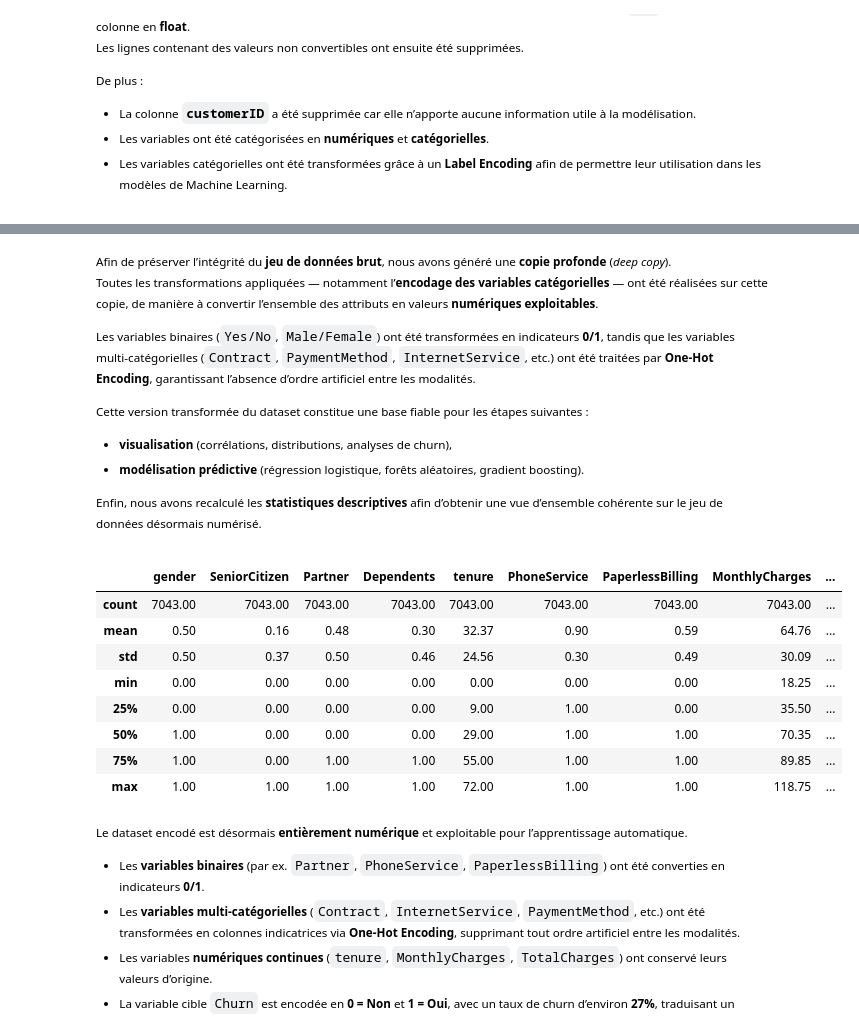
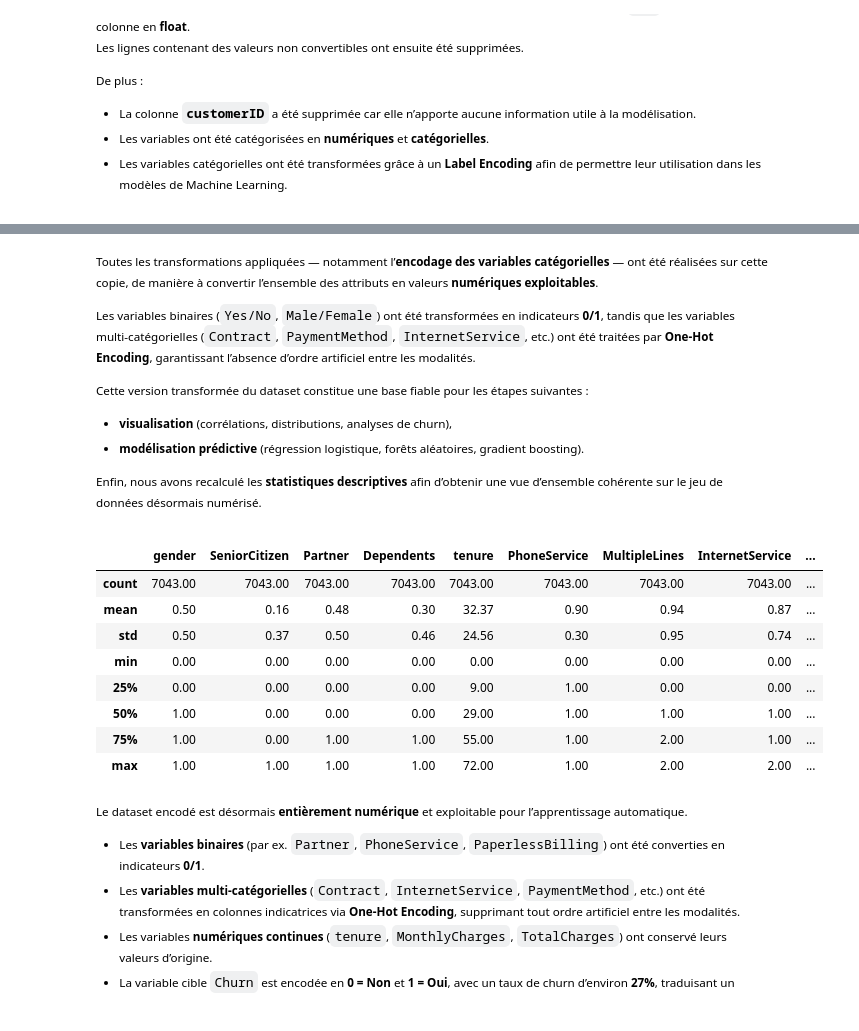
Before and after one commit to psndao/churn_prediction, a Jupyter notebook: notebooks/01_data_cleaning.ipynb, the cells around one changed output, grey strips where cells are left out. Cells and saved outputs as stored; diff of their text form; code cells hidden in the pictures.

```diff
--- a/notebooks/01_data_cleaning.ipynb
+++ b/notebooks/01_data_cleaning.ipynb
@@ -104,22 +104,4 @@ df.describe(include='all').T
 
 L'ensemble de données présente de nombreuses caractéristiques textuelles, représentant probablement des caractéristiques catégorielles. Notamment, la caractéristique « Charges totales » contient des valeurs numériques, mais est actuellement stockée sous forme de chaîne. Dans un premier temps, nous allons convertir les entrées de cette colonne en nombres à virgule flottante pour une analyse plus approfondie.
 # %%
-#Converting DataFrame column elements from string to float using the following code line :
-non_convertible_values = df[df['TotalCharges'] == ' ']['TotalCharges']
-
-# Print unique non-convertible values
-print("Non-convertible values:", non_convertible_values.unique())
-
-# Remplace les valeurs vides par NaN
-df['TotalCharges'] = df['TotalCharges'].replace(' ', np.nan)
-
-# Convert the column to float
-df['TotalCharges'] = df['TotalCharges'].astype(float)
-
-# Drop rows with ' ' in 'TotalCharges'
-df = df[df['TotalCharges'] != ' ']
-
-# Convert the column to float
-df['TotalCharges'] = df['TotalCharges'].astype(float)
-
-df.drop(columns = ['customerID'], inplace = True)
+df["TotalCharges"]=pd.to_numeric(df["TotalCharges"],errors='coerce')
@@ -233,0 +157,5 @@ Shape final: (7043, 31)
+# %%
+# Categorical feature
+categorical_feature = {feature for feature in df.columns if df[feature].dtypes == 'O'}
+print(f'Count of Categorical feature: {len(categorical_feature)}')
+print(f'Categorical feature are:\n {categorical_feature}')
@@ -233,0 +200,8 @@ Shape final: (7043, 31)
+# %%
+# replace NaN values with mean value
+df.TotalCharges = df.TotalCharges.fillna(df.TotalCharges.median())
+# %%
+from sklearn.preprocessing import LabelEncoder
+encoder = LabelEncoder()
+for feature in categorical_feature:
+    df[feature] = encoder.fit_transform(df[feature])
@@ -234,7 +221,6 @@ Shape final: (7043, 31)
 # %% [markdown]
 <small>
 
-Afin de préserver l’intégrité du **jeu de données brut**, nous avons généré une **copie profonde** (*deep copy*).
 Toutes les transformations appliquées — notamment l’**encodage des variables catégorielles** — ont été réalisées sur cette copie, de manière à convertir l’ensemble des attributs en valeurs **numériques exploitables**.
 
 Les variables binaires (`Yes/No`, `Male/Female`) ont été transformées en indicateurs **0/1**, tandis que les variables multi-catégorielles (`Contract`, `PaymentMethod`, `InternetService`, etc.) ont été traitées par **One-Hot Encoding**, garantissant l’absence d’ordre artificiel entre les modalités.
@@ -245,17 +231,17 @@ Cette version transformée du dataset constitue une base fiable pour les étapes
 
 Enfin, nous avons recalculé les **statistiques descriptives** afin d’obtenir une vue d’ensemble cohérente sur le jeu de données désormais numérisé.
 # %%
-df_encoded.describe()
+df.describe()
 # %% [output]
-|  | gender | SeniorCitizen | Partner | Dependents | tenure | PhoneService | PaperlessBilling | MonthlyCharges | ... |
+|  | gender | SeniorCitizen | Partner | Dependents | tenure | PhoneService | MultipleLines | InternetService | ... |
 | count | 7043.00 | 7043.00 | 7043.00 | 7043.00 | 7043.00 | 7043.00 | 7043.00 | 7043.00 | ... |
-| mean | 0.50 | 0.16 | 0.48 | 0.30 | 32.37 | 0.90 | 0.59 | 64.76 | ... |
-| std | 0.50 | 0.37 | 0.50 | 0.46 | 24.56 | 0.30 | 0.49 | 30.09 | ... |
-| min | 0.00 | 0.00 | 0.00 | 0.00 | 0.00 | 0.00 | 0.00 | 18.25 | ... |
-| 25% | 0.00 | 0.00 | 0.00 | 0.00 | 9.00 | 1.00 | 0.00 | 35.50 | ... |
-| 50% | 1.00 | 0.00 | 0.00 | 0.00 | 29.00 | 1.00 | 1.00 | 70.35 | ... |
-| 75% | 1.00 | 0.00 | 1.00 | 1.00 | 55.00 | 1.00 | 1.00 | 89.85 | ... |
-| max | 1.00 | 1.00 | 1.00 | 1.00 | 72.00 | 1.00 | 1.00 | 118.75 | ... |
+| mean | 0.50 | 0.16 | 0.48 | 0.30 | 32.37 | 0.90 | 0.94 | 0.87 | ... |
+| std | 0.50 | 0.37 | 0.50 | 0.46 | 24.56 | 0.30 | 0.95 | 0.74 | ... |
+| min | 0.00 | 0.00 | 0.00 | 0.00 | 0.00 | 0.00 | 0.00 | 0.00 | ... |
+| 25% | 0.00 | 0.00 | 0.00 | 0.00 | 9.00 | 1.00 | 0.00 | 0.00 | ... |
+| 50% | 1.00 | 0.00 | 0.00 | 0.00 | 29.00 | 1.00 | 1.00 | 1.00 | ... |
+| 75% | 1.00 | 0.00 | 1.00 | 1.00 | 55.00 | 1.00 | 2.00 | 1.00 | ... |
+| max | 1.00 | 1.00 | 1.00 | 1.00 | 72.00 | 1.00 | 2.00 | 2.00 | ... |
 # %% [markdown]
 <small>
 
```
Also changed, not shown: parts of 16 cells of this notebook, 31 other files.
